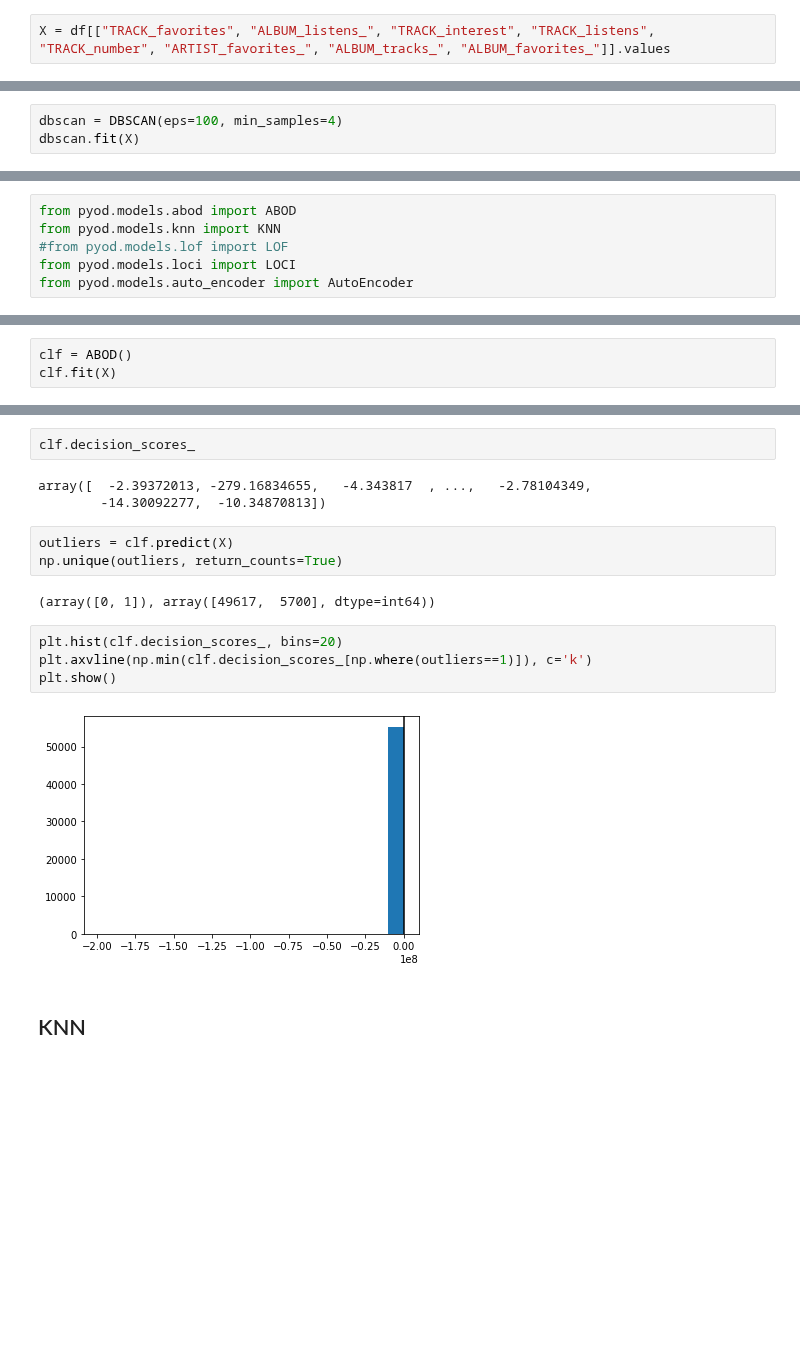
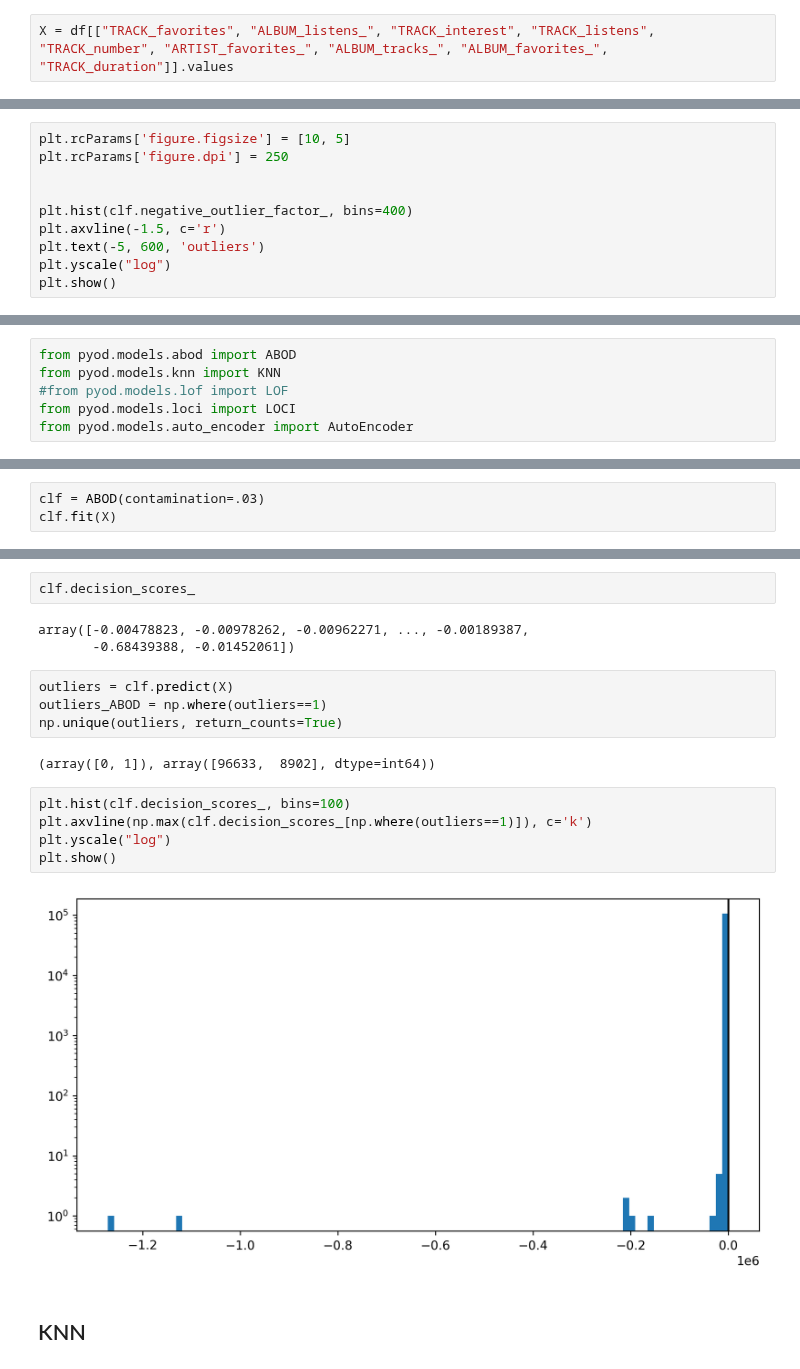
Before and after one commit to cri98li/Data-Mining-2-Project-ts-classification, a Jupyter notebook: outliers.ipynb, the cells around one changed output, grey strips where cells are left out. Cells and saved outputs as stored; diff of their text form; blank space fills up the shorter version.

```diff
--- a/outliers.ipynb
+++ b/outliers.ipynb
@@ -39,2 +39,2 @@ df
 # %%
-X = df[["TRACK_favorites", "ALBUM_listens_", "TRACK_interest", "TRACK_listens", "TRACK_number", "ARTIST_favorites_", "ALBUM_tracks_", "ALBUM_favorites_"]].values
+X = df[["TRACK_favorites", "ALBUM_listens_", "TRACK_interest", "TRACK_listens", "TRACK_number", "ARTIST_favorites_", "ALBUM_tracks_", "ALBUM_favorites_", "TRACK_duration"]].values
@@ -242,3 +40,0 @@ from sklearn.cluster import DBSCAN
-# %%
-dbscan = DBSCAN(eps=100, min_samples=4)
-dbscan.fit(X)
@@ -279,0 +72,10 @@ np.min(clf.negative_outlier_factor_[np.where(outliers==-1)])
+# %%
+plt.rcParams['figure.figsize'] = [10, 5]
+plt.rcParams['figure.dpi'] = 250
+
+
+plt.hist(clf.negative_outlier_factor_, bins=400)
+plt.axvline(-1.5, c='r')
+plt.text(-5, 600, 'outliers')
+plt.yscale("log")
+plt.show()
@@ -295,4 +110,4 @@ from pyod.models.auto_encoder import AutoEncoder
 # %%
-clf = ABOD()
+clf = ABOD(contamination=.03)
 clf.fit(X)
 # %% [output]
@@ -300,19 +115,21 @@ ABOD(contamination=0.1, method='fast', n_neighbors=5)
 # %%
 clf.decision_scores_
 # %% [output]
-array([  -2.39372013, -279.16834655,   -4.343817  , ...,   -2.78104349,
-        -14.30092277,  -10.34870813])
+array([-0.00478823, -0.00978262, -0.00962271, ..., -0.00189387,
+       -0.68439388, -0.01452061])
 # %%
 outliers = clf.predict(X)
+outliers_ABOD = np.where(outliers==1)
 np.unique(outliers, return_counts=True)
 # %% [output]
-(array([0, 1]), array([49617,  5700], dtype=int64))
+(array([0, 1]), array([96633,  8902], dtype=int64))
 # %%
-plt.hist(clf.decision_scores_, bins=20)
-plt.axvline(np.min(clf.decision_scores_[np.where(outliers==1)]), c='k')
+plt.hist(clf.decision_scores_, bins=100)
+plt.axvline(np.max(clf.decision_scores_[np.where(outliers==1)]), c='k')
+plt.yscale("log")
 plt.show()
 # %% [output]
-[figure, old version]
+[figure, new version]
 # %% [markdown]
 ## KNN
 # %%
```
Also changed, not shown: parts of 61 cells of this notebook, 2 other files.
